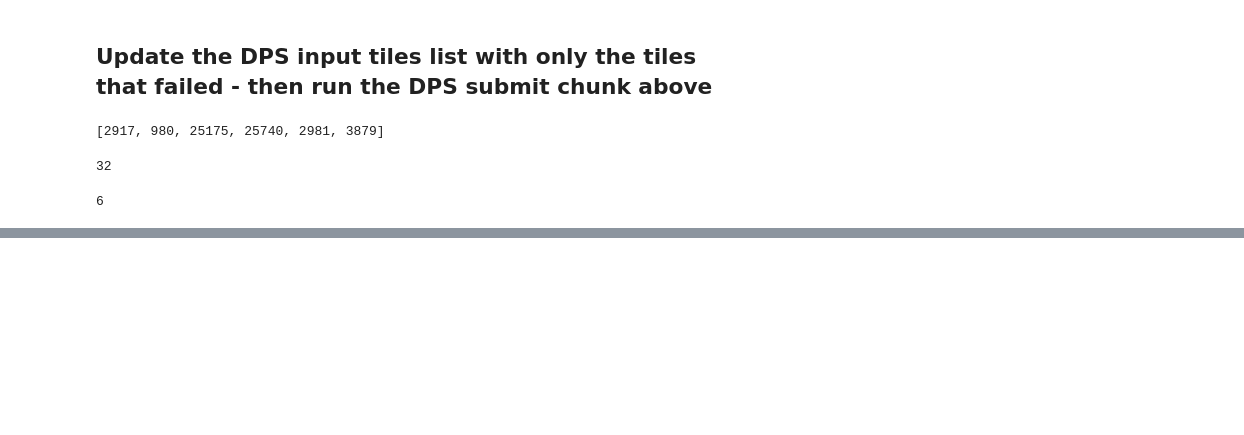
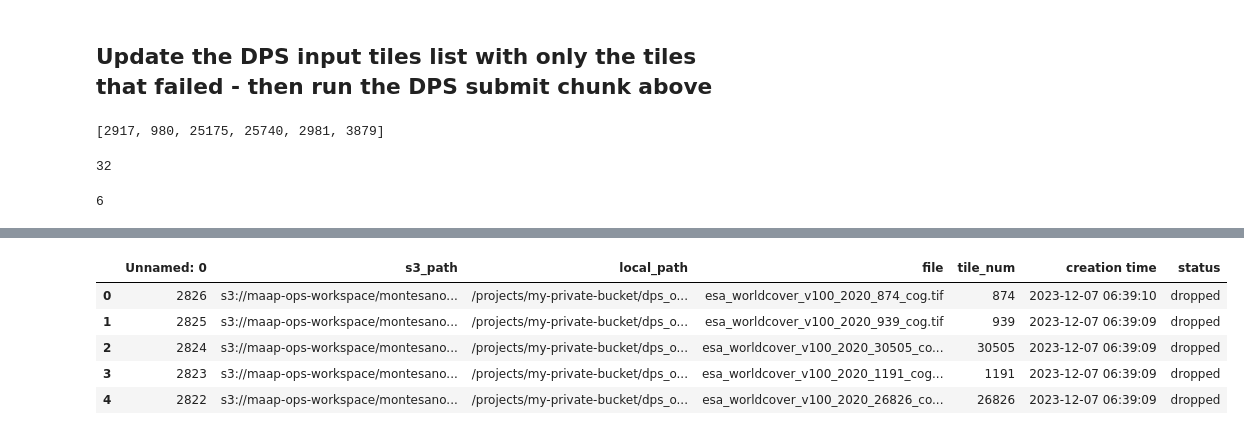
Before and after one commit to lauraduncanson/icesat2_boreal, a Jupyter notebook: notebooks/3.Gridded_product_development/DPS_build_stack.ipynb, the cells around one changed output, grey strips where cells are left out. Cells and saved outputs as stored; diff of their text form; code cells hidden in the pictures; blank space fills up the shorter version.

```diff
--- a/notebooks/3.Gridded_product_development/DPS_build_stack.ipynb
+++ b/notebooks/3.Gridded_product_development/DPS_build_stack.ipynb
@@ -382,0 +414,13 @@ DPS_INPUT_TILE_NUM_LIST = STRAGGLER_TILE_LIST2
+# %%
+df = pd.read_csv('/projects/my-public-bucket/DPS_tile_lists/build_stack_v2023/LC_ESA_WC_2020/LC_tindex_master_duplicates.csv')
+# %%
+
+df['tile_num'] = df['file'].str.split('_', expand=True)[4].str.strip('_cog.tif')
+df.head()
+# %% [output]
+|  | Unnamed: 0 | s3_path | local_path | file | tile_num | creation time | status |
+| 0 | 2826 | s3://maap-ops-workspace/montesano... | /projects/my-private-bucket/dps_o... | esa_worldcover_v100_2020_874_cog.tif | 874 | 2023-12-07 06:39:10 | dropped |
+| 1 | 2825 | s3://maap-ops-workspace/montesano... | /projects/my-private-bucket/dps_o... | esa_worldcover_v100_2020_939_cog.tif | 939 | 2023-12-07 06:39:09 | dropped |
+| 2 | 2824 | s3://maap-ops-workspace/montesano... | /projects/my-private-bucket/dps_o... | esa_worldcover_v100_2020_30505_co... | 30505 | 2023-12-07 06:39:09 | dropped |
+| 3 | 2823 | s3://maap-ops-workspace/montesano... | /projects/my-private-bucket/dps_o... | esa_worldcover_v100_2020_1191_cog... | 1191 | 2023-12-07 06:39:09 | dropped |
+| 4 | 2822 | s3://maap-ops-workspace/montesano... | /projects/my-private-bucket/dps_o... | esa_worldcover_v100_2020_26826_co... | 26826 | 2023-12-07 06:39:09 | dropped |
```
Also changed, not shown: parts of 10 cells of this notebook, 1 other file.
